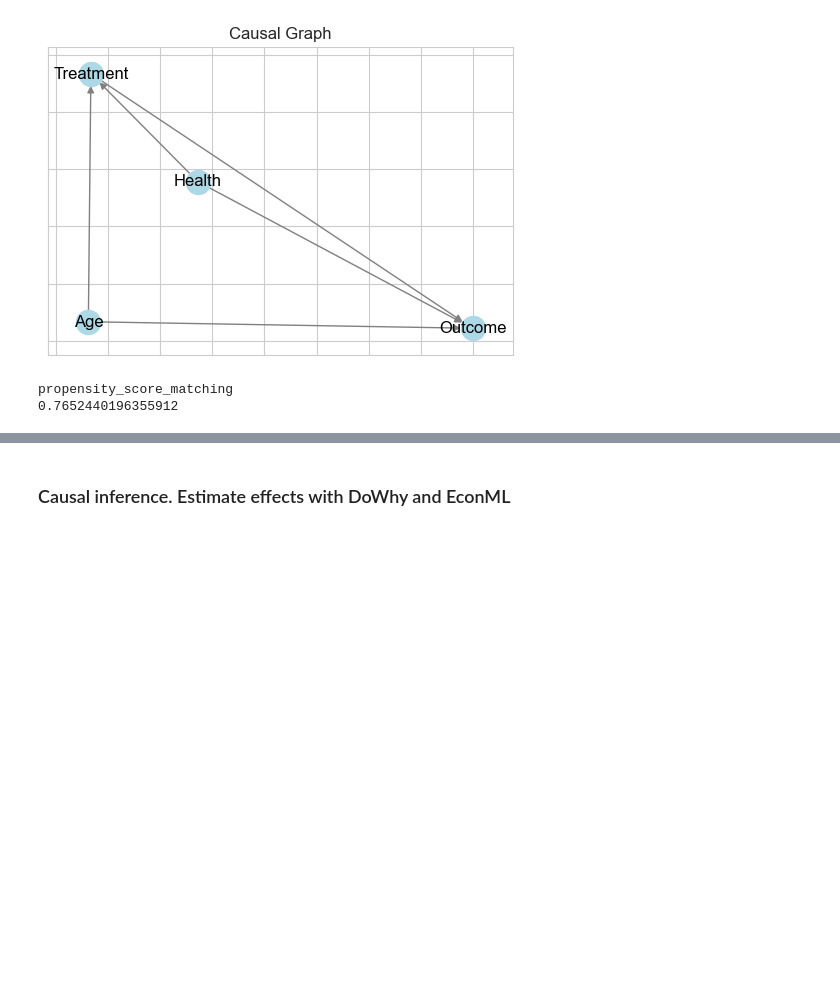
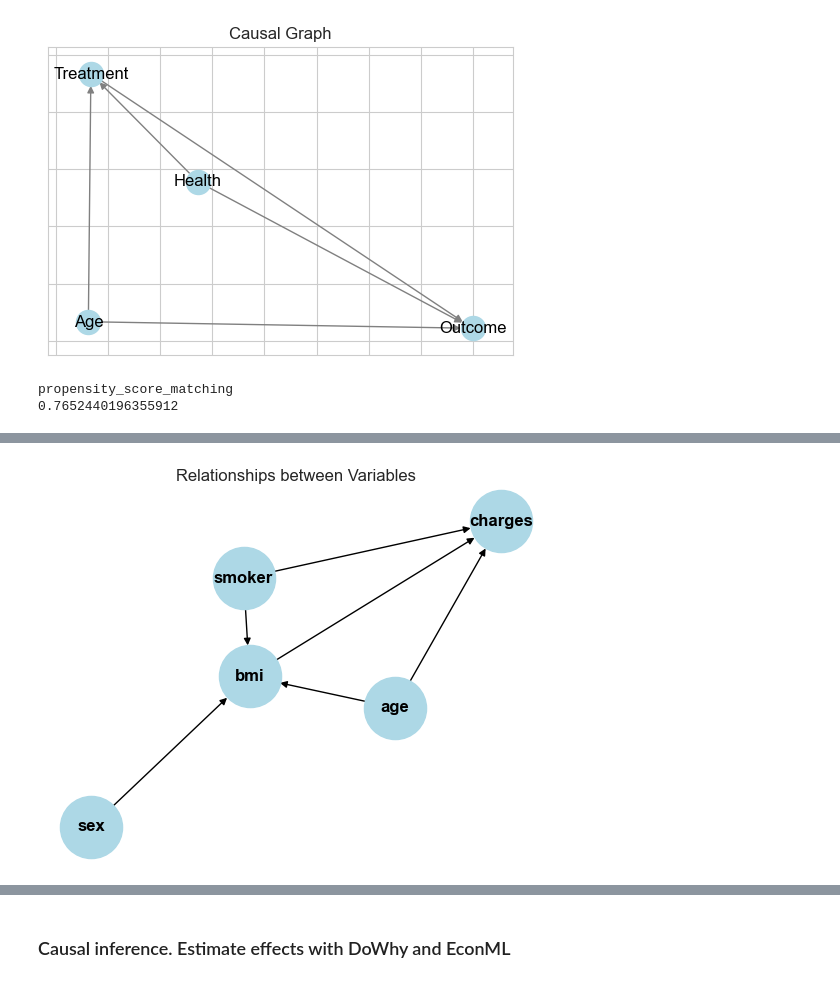
Before and after one commit to ProfessorBanner/Portfolio., a Jupyter notebook: Data Science/Information theory and causal inference.ipynb, the cells around one changed output, grey strips where cells are left out. Cells and saved outputs as stored; diff of their text form; code cells hidden in the pictures; blank space fills up the shorter version.

```diff
--- a/Data Science/Information theory and causal inference.ipynb
+++ b/Data Science/Information theory and causal inference.ipynb
@@ -1438,0 +1484,37 @@ propensity_score_matching
+# %%
+# Create a directed graph
+features = ['age', 'sex', 'smoker', 'bmi', 'charges']
+df = data_insura[features]
+
+graph = nx.DiGraph()
+
+# Add nodes to the graph
+for variable in df:
+    graph.add_node(variable)
+# Add nodes
+
+
+# Add edges
+graph.add_edges_from([('age', 'bmi'),
+                      ('sex', 'bmi'),
+                      ('smoker', 'bmi'),
+                      ('bmi', 'charges'),
+                     ('age', 'charges'),
+                     ('smoker', 'charges')])
+
+
+# Draw the graph
+pos = nx.spring_layout(graph)
+nx.draw_networkx(graph,
+                 pos,
+                 with_labels=True,
+                 node_size=2000,
+                 node_color='lightblue',
+                 font_size=12,
+                 font_weight='bold',
+                 arrows=True)
+plt.title("Relationships between Variables")
+plt.axis('off')
+plt.show()
+# %% [output]
+[figure, added]
```
Also changed, not shown: parts of 45 cells of this notebook.
